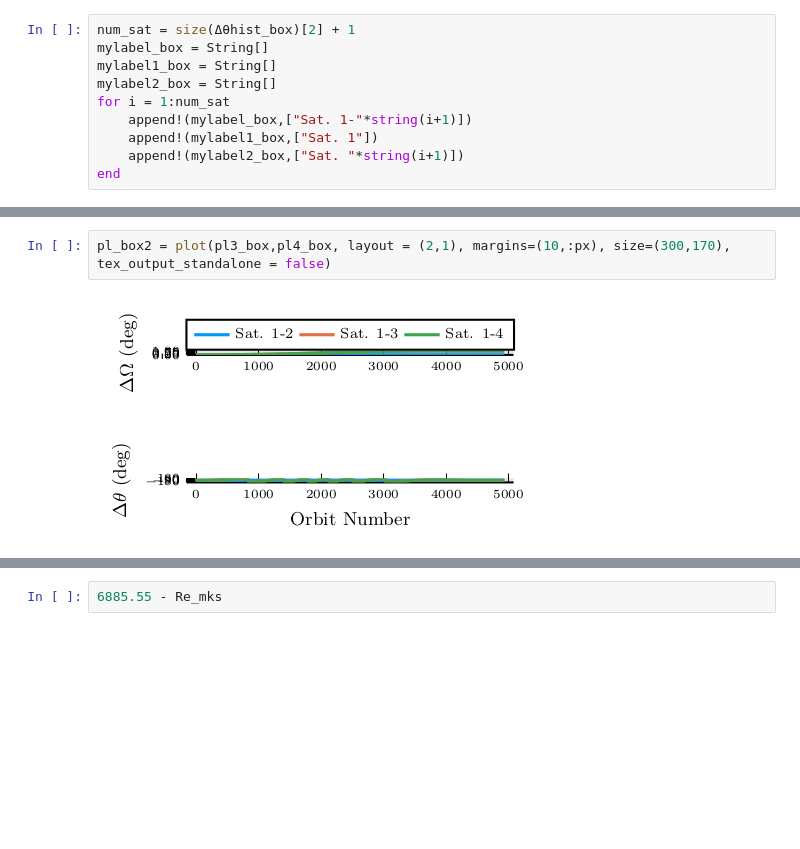
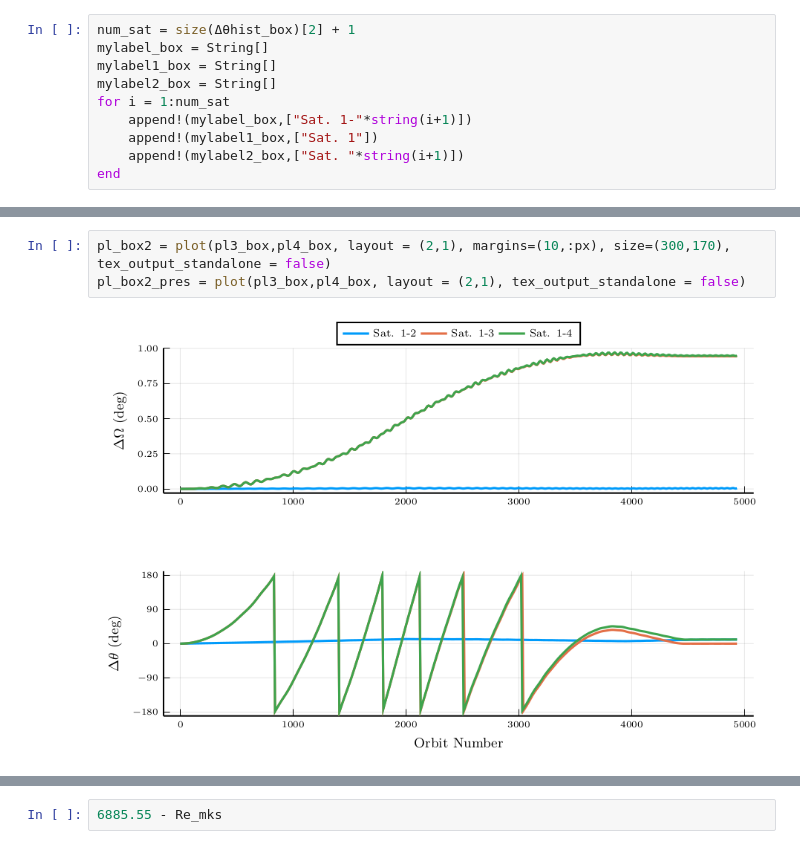
Before and after one commit to RoboticExplorationLab/drag-formation, a Jupyter notebook: closedloop_plotting.ipynb, the cells around one changed output, grey strips where cells are left out. Cells and saved outputs as stored; diff of their text form; blank space fills up the shorter version.

```diff
--- a/closedloop_plotting.ipynb
+++ b/closedloop_plotting.ipynb
@@ -192,6 +195,7 @@ pl_box1 = plot(pl1_box,pl2_box, layout = (2,1), margins=(10,:px), size=(300,170)
 # %%
 pl_box2 = plot(pl3_box,pl4_box, layout = (2,1), margins=(10,:px), size=(300,170), tex_output_standalone = false)
+pl_box2_pres = plot(pl3_box,pl4_box, layout = (2,1), tex_output_standalone = false)
 # %% [output]
-[figure, old version]
+[figure, new version]
 # %%
 savefig(pl_box1, "Plots/ResultsBox_1.tex")
```
Also changed, not shown: parts of 7 cells of this notebook.
